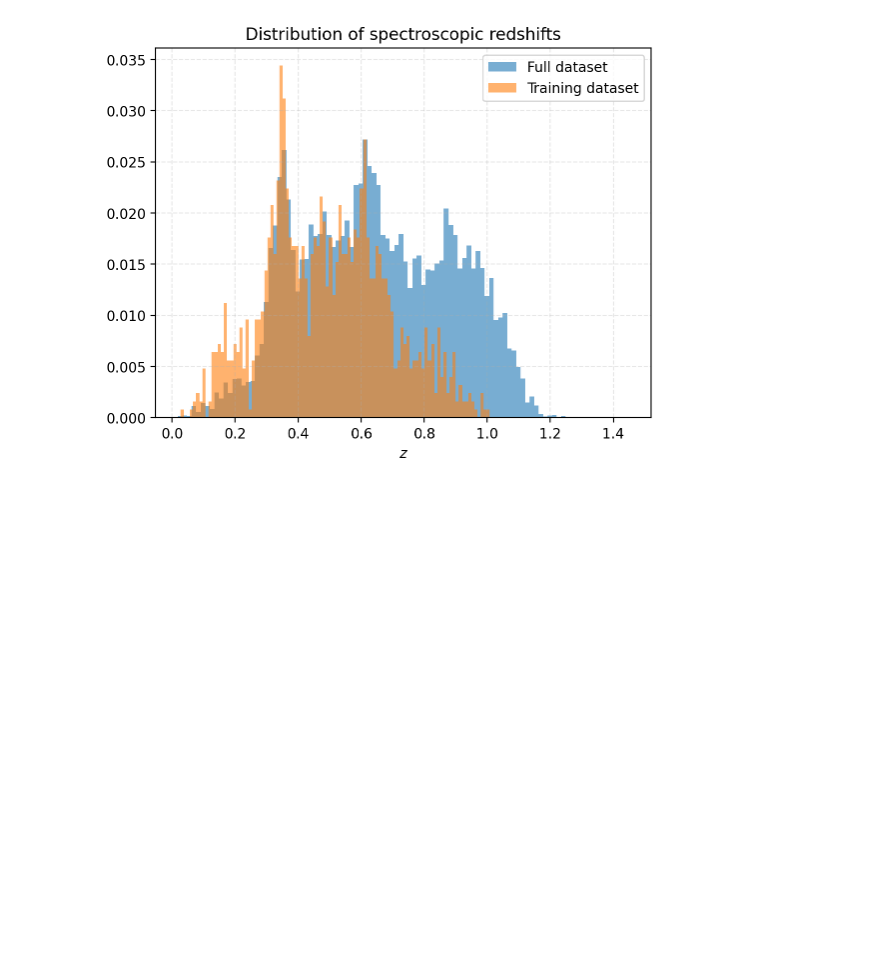
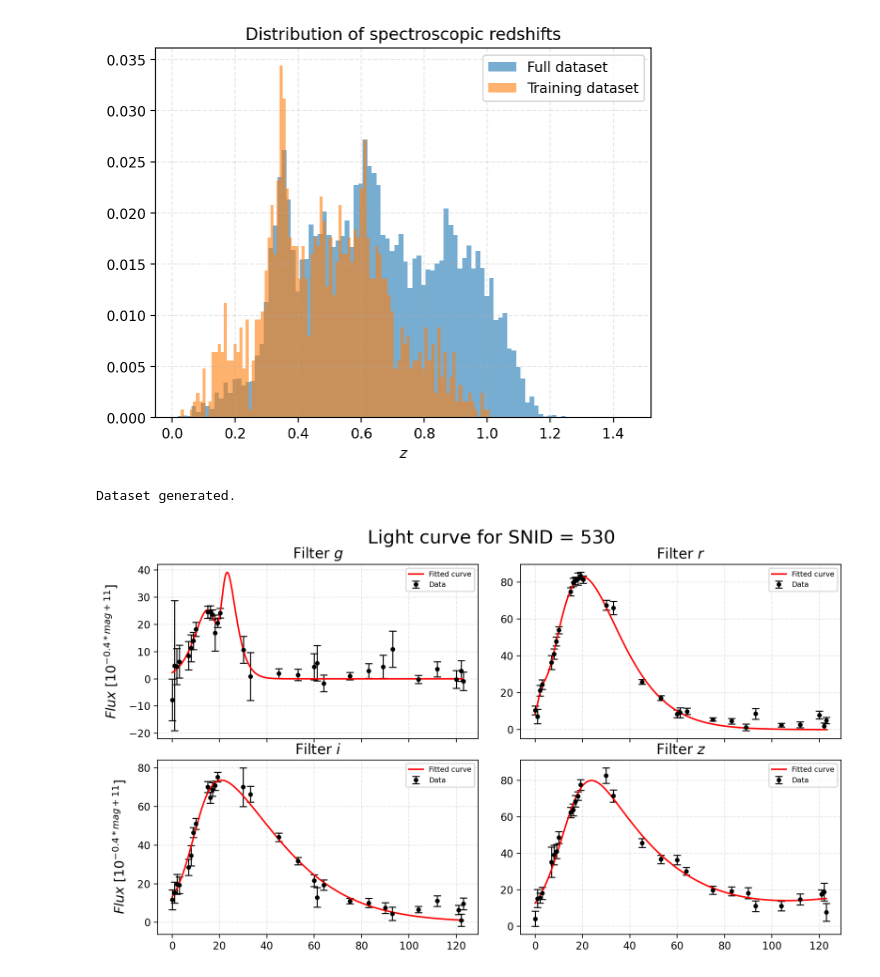
Before and after one commit to zick97/SN_clf_project, a Jupyter notebook: main.ipynb, the cells around one changed output. Saved outputs shown, nothing was run; the diff lists cells and outputs as text; code cells hidden in the pictures; blank space fills up the shorter version.

```diff
--- a/main.ipynb
+++ b/main.ipynb
@@ -79,3 +79,15 @@ plt.xlabel('$z$')
 plt.show()
 # %% [output]
 [figure]
+# %%
+# Instantiate the class to get the parameters of the training data
+inst = getParams(train_data)
+# Fit the data to get the light curve parameters
+train_data = inst.fitData()
+# %% [output]
+Dataset generated.
+# %%
+# As you can see, the model takel into account double peaks
+plot_light_curves(train_data, inst.par_cols, SNID=train_data.iloc[3]['SNID'])
+# %% [output]
+[figure, added]
```
Also changed, not shown: parts of 1 cell of this notebook, 4 other files.
